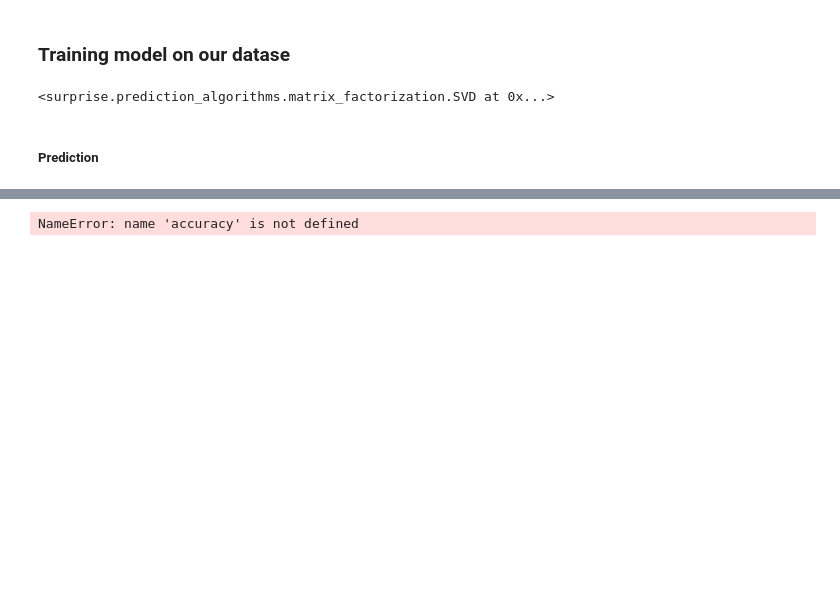
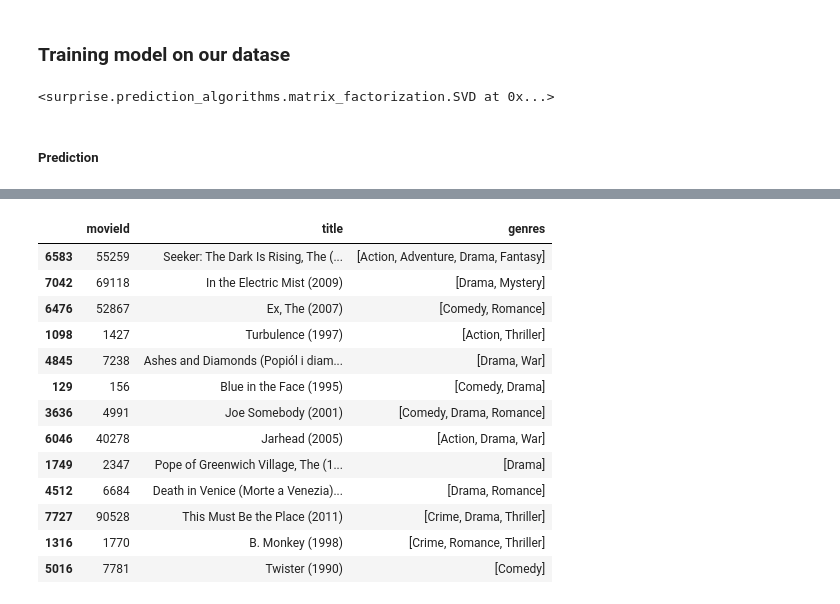
Before and after one commit to Mulwajoseph/Movie-Recommender, a Jupyter notebook: index.ipynb, the cells around one changed output, grey strips where cells are left out. Saved outputs shown, nothing was run; the diff lists cells and outputs as text; code cells hidden in the pictures; blank space fills up the shorter version.

Commit message:
KNN samples

```diff
--- a/index.ipynb
+++ b/index.ipynb
@@ -437,17 +243,0 @@ KeyboardInterrupt:
-# %%
-from surprise.model_selection import train_test_split
-
-trainset, testset = train_test_split(data, test_size=0.2)
-
-# Train the model with the best parameters
-best_svd = SVD(n_factors=grid_search.best_params['rmse']['n_factors'],
-               lr_all=grid_search.best_params['rmse']['lr_all'],
-               reg_all=grid_search.best_params['rmse']['reg_all'])
-best_svd.fit(trainset)
-
-# Evaluate on the test set
-predictions = best_svd.test(testset)
-rmse = accuracy.rmse(predictions)
-mae = accuracy.mae(predictions)
-# %% [output]
-NameError: name 'accuracy' is not defined
@@ -453,0 +266,17 @@ NameError: name 'accuracy' is not defined
+# %%
+movies.sample(n=13)
+# %% [output]
+|  | movieId | title | genres |
+| 6583 | 55259 | Seeker: The Dark Is Rising, The (... | [Action, Adventure, Drama, Fantasy] |
+| 7042 | 69118 | In the Electric Mist (2009) | [Drama, Mystery] |
+| 6476 | 52867 | Ex, The (2007) | [Comedy, Romance] |
+| 1098 | 1427 | Turbulence (1997) | [Action, Thriller] |
+| 4845 | 7238 | Ashes and Diamonds (Popiól i diam... | [Drama, War] |
+| 129 | 156 | Blue in the Face (1995) | [Comedy, Drama] |
+| 3636 | 4991 | Joe Somebody (2001) | [Comedy, Drama, Romance] |
+| 6046 | 40278 | Jarhead (2005) | [Action, Drama, War] |
+| 1749 | 2347 | Pope of Greenwich Village, The (1... | [Drama] |
+| 4512 | 6684 | Death in Venice (Morte a Venezia)... | [Drama, Romance] |
+| 7727 | 90528 | This Must Be the Place (2011) | [Crime, Drama, Thriller] |
+| 1316 | 1770 | B. Monkey (1998) | [Crime, Romance, Thriller] |
+| 5016 | 7781 | Twister (1990) | [Comedy] |
```
Also changed, not shown: parts of 13 cells of this notebook.
